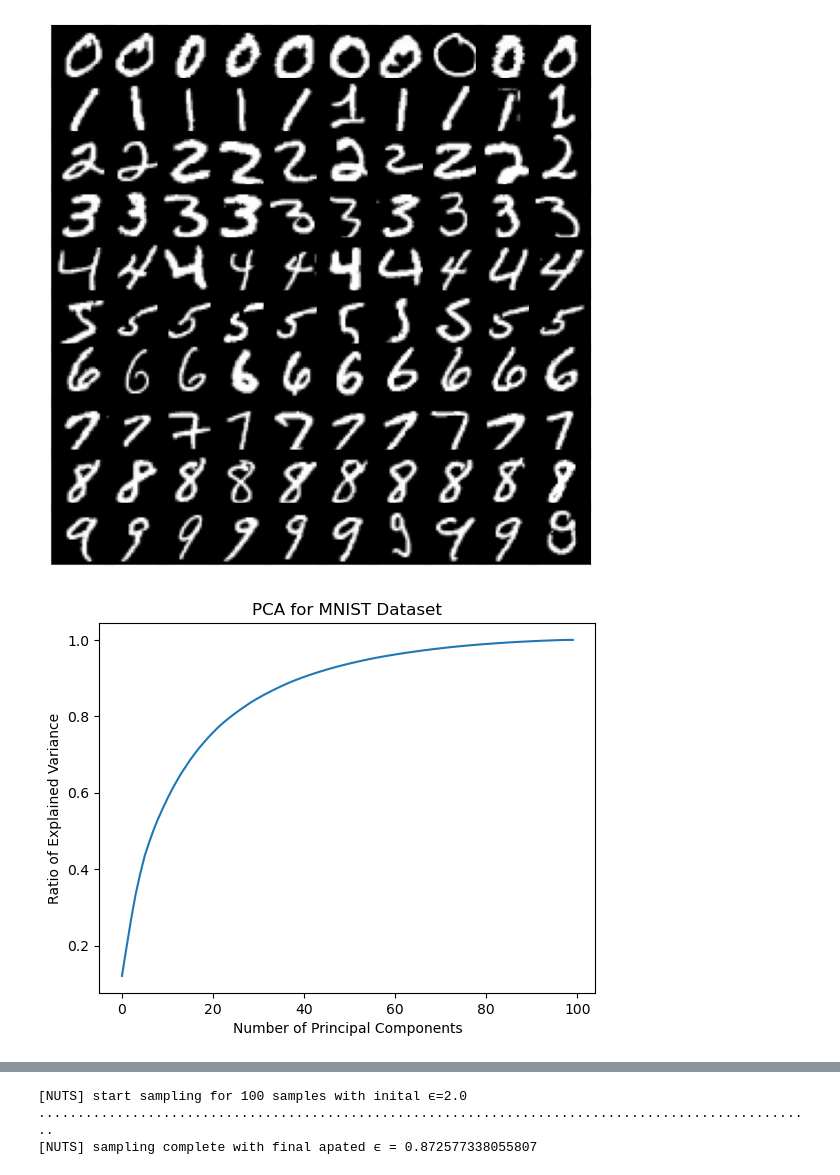
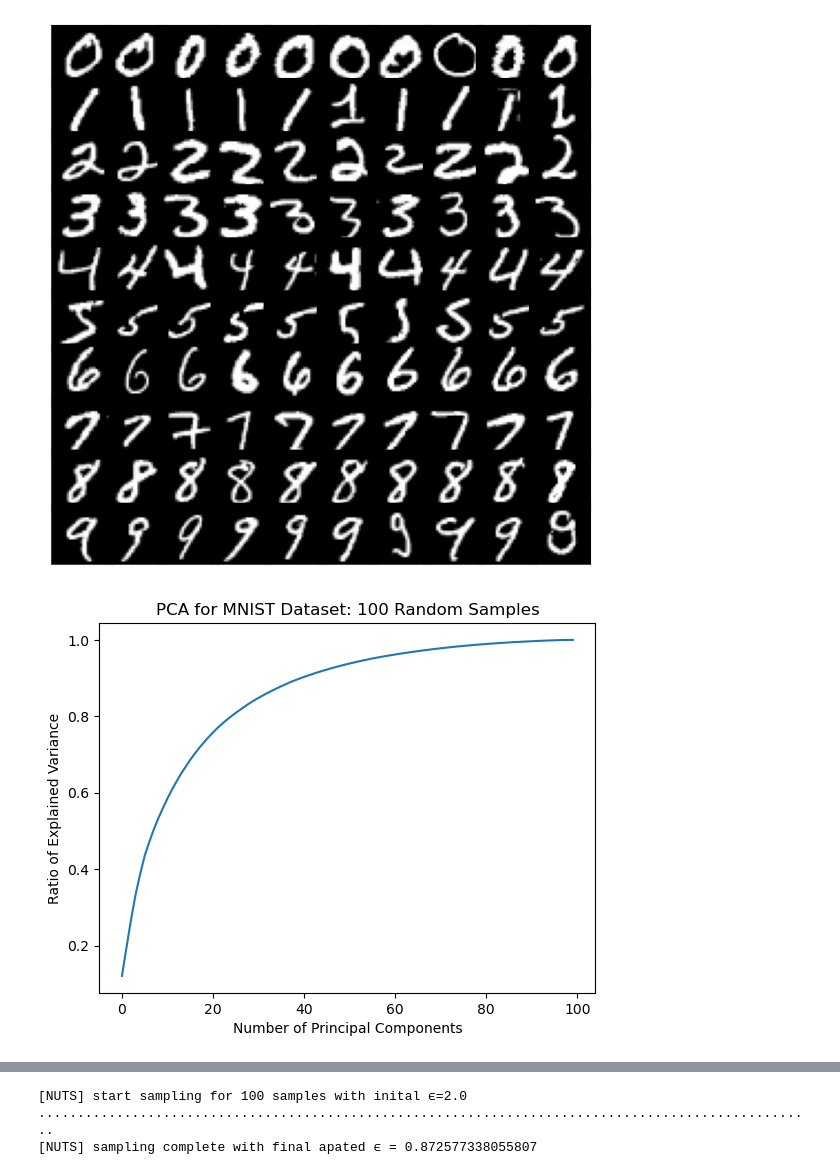
Before and after one commit to jberezow/OptDigits, a Jupyter notebook: Thesis-MNIST.ipynb, the cells around one changed output, grey strips where cells are left out. Cells and saved outputs as stored; diff of their text form; code cells hidden in the pictures.

```diff
--- a/Thesis-MNIST.ipynb
+++ b/Thesis-MNIST.ipynb
@@ -46,17 +46,17 @@ tight_layout(w_pad=-1, h_pad=-1, pad=-0.5);
 # %%
 #Run PCA to lower dimensionality of MNIST
 vars = []
 x = transpose(x)
 for i=1:100
     MNIST_PCA = fit(PCA, x, maxoutdim=i, pratio=1.0)
     push!(vars,MNIST_PCA.tprinvar/MNIST_PCA.tvar)
 end
 plot(vars)
-plt.title("PCA for MNIST Dataset")
+plt.title("PCA for MNIST Dataset: 100 Random Samples")
 plt.xlabel("Number of Principal Components")
 plt.ylabel("Ratio of Explained Variance");
 # %% [output]
-[figure, old version]
+[figure, new version]
 # %%
 #Get PCA Transform for x
 dims = 25
```
Also changed, not shown: parts of 19 cells of this notebook, 1 other file.
